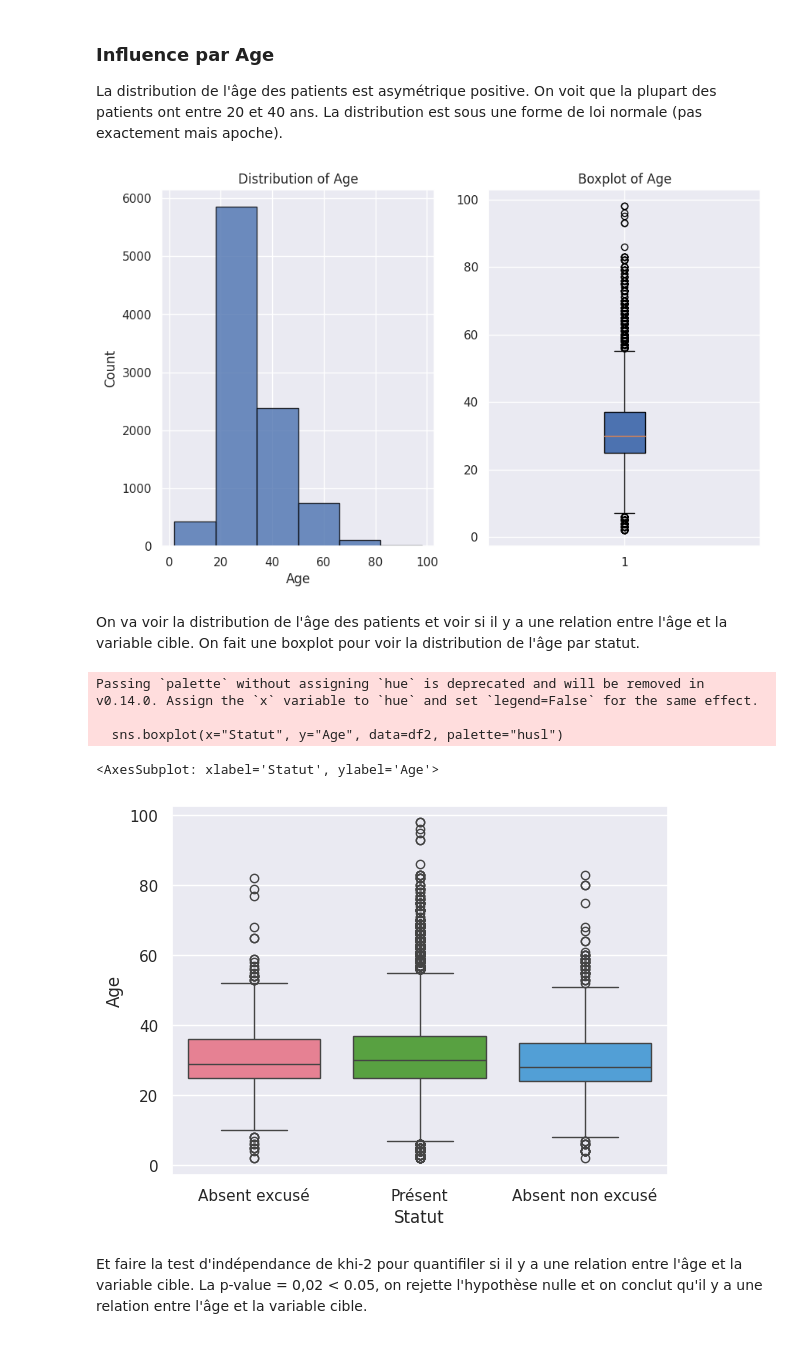
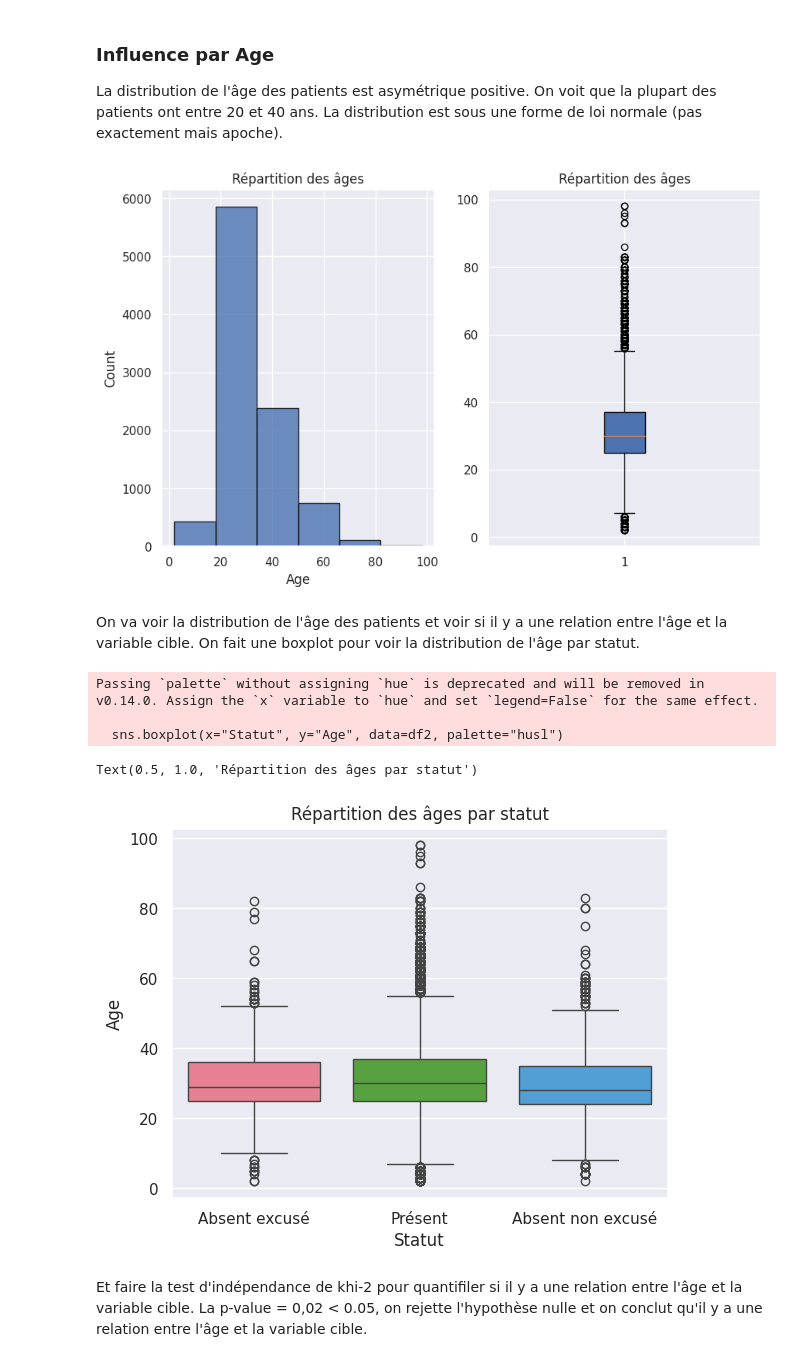
Before and after one commit to chloexiaoyuchen/Annalyse_Abs_non_exc_centre_Rapee, a Jupyter notebook: source_code/stat_desc.ipynb, the cells around one changed output. Cells and saved outputs as stored; diff of their text form; code cells hidden in the pictures.

```diff
--- a/source_code/stat_desc.ipynb
+++ b/source_code/stat_desc.ipynb
@@ -123,29 +123,30 @@ plt.hist(df2['Age'], bins=6, edgecolor='black', alpha=0.8)
 # Ajouter des labels et un titre
 plt.xlabel('Age')
 plt.ylabel('Count')
-plt.title('Distribution of Age')
+plt.title('Répartition des âges')
 # Afficher l'histogramme
 
 plt.subplot(1, 2, 2)
 plt.boxplot(df2['Age'],patch_artist=True)
-plt.title('Boxplot of Age')
+plt.title('Répartition des âges')
 
 plt.show()
 # %% [output]
-[figure, old version]
+[figure, new version]
 # %% [markdown]
 On va voir la distribution de l'âge des patients et voir si il y a une relation entre l'âge et la variable cible. On fait une boxplot pour voir la distribution de l'âge par statut.
 # %%
 import seaborn as sns
 
 sns.set_theme("notebook")
 sns.boxplot(x="Statut", y="Age", data=df2, palette="husl")
+plt.title('Répartition des âges par statut')
 # %% [output]
 Passing `palette` without assigning `hue` is deprecated and will be removed in v0.14.0. Assign the `x` variable to `hue` and set `legend=False` for the same effect.
 
   sns.boxplot(x="Statut", y="Age", data=df2, palette="husl")
-<AxesSubplot: xlabel='Statut', ylabel='Age'>
+Text(0.5, 1.0, 'Répartition des âges par statut')
-[figure, old version]
+[figure, new version]
 # %% [markdown]
 Et faire la test d'indépendance de khi-2 pour quantifiler si il y a une relation entre l'âge et la variable cible. La p-value = 0,02 < 0.05, on rejette l'hypothèse nulle et on conclut qu'il y a une relation entre l'âge et la variable cible.
 # %%
```
Also changed, not shown: parts of 1 cell of this notebook.
